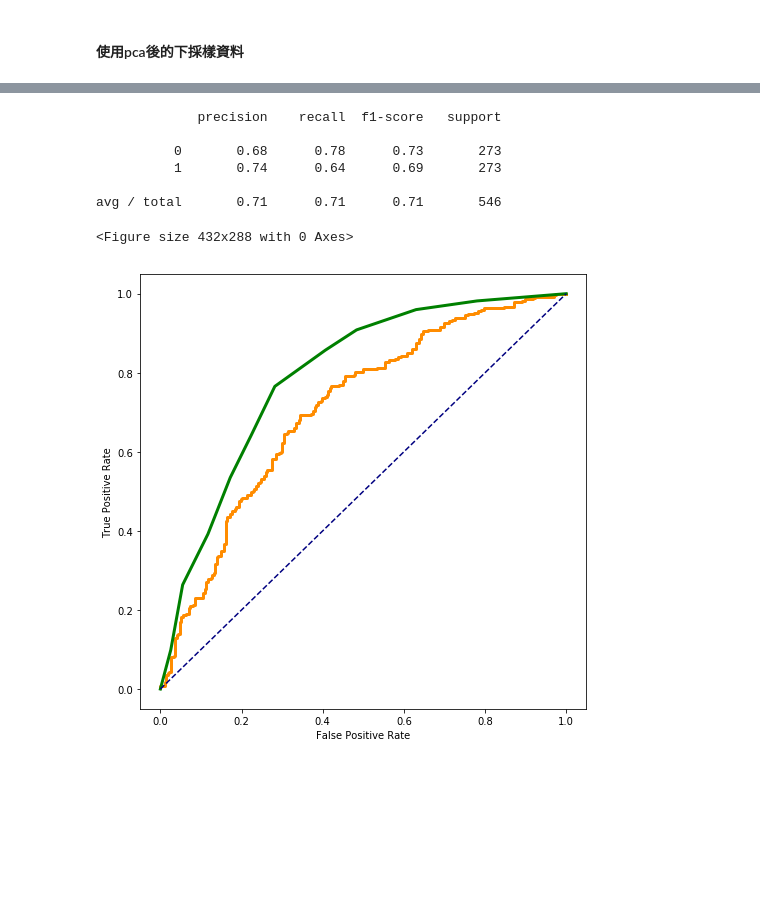
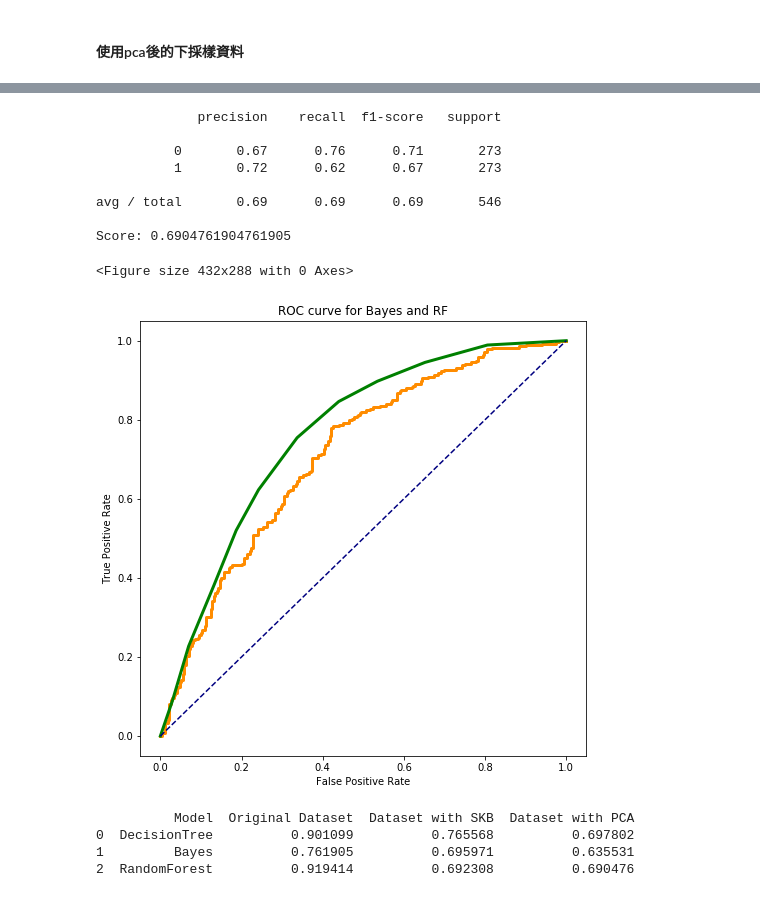
Before and after one commit to yehyifan/water_quality, a Jupyter notebook: Water quality.ipynb, the cells around one changed output, grey strips where cells are left out. Cells and saved outputs as stored; diff of their text form; code cells hidden in the pictures; blank space fills up the shorter version.

```diff
--- a/Water quality.ipynb
+++ b/Water quality.ipynb
@@ -549,35 +586,51 @@ y_clf_score = clf.predict_proba(X_test)
 # 測試結果
 predictions = clf.predict(X_test)
 print(classification_report(y_test, predictions))
+rf_sco_pca = clf.score(X_test,y_test)
+print('Score:', rf_sco_pca, '\n')
 # %% [output]
              precision    recall  f1-score   support
 
-          0       0.68      0.78      0.73       273
-          1       0.74      0.64      0.69       273
+          0       0.67      0.76      0.71       273
+          1       0.72      0.62      0.67       273
 
-avg / total       0.71      0.71      0.71       546
+avg / total       0.69      0.69      0.69       546
+
+Score: 0.6904761904761905
 # %%
 # ROC curve
 y_gnb_score = gnb.predict_proba(X_test)
 y_clf_score = clf.predict_proba(X_test)
 
 gfpr, gtpr, gthreshold = roc_curve(y_test, y_gnb_score[:,1])
 cfpr, ctpr, gthreshold = roc_curve(y_test, y_clf_score[:,1])
 roc_auc_gussian = auc(gfpr, gtpr)
 roc_auc_clf = auc(cfpr, ctpr)
 
 plt.figure()
 lw = 3
 plt.figure(figsize=(8,8))
 plt.plot(gfpr, gtpr, color='darkorange', lw=lw,
          label='RandomForest(area=%0.2f)' %roc_auc_clf)
 plt.plot(cfpr, ctpr, color='green', lw=lw,
          label='RandomForest(area=%0.2f)' %roc_auc_clf)
 plt.plot([0,1], [0,1], color='navy', linestyle='--')
 plt.xlabel('False Positive Rate')
 plt.ylabel('True Positive Rate')
-# plt.title('title')
+plt.title('ROC curve for Bayes and RF')
 plt.show()
 # %% [output]
 <Figure size 432x288 with 0 Axes>
-[figure, old version]
+[figure, new version]
+# %%
+results = [ ["DecisionTree", tr_sco_ori, tr_sco_skb, tr_sco_pca],
+     ["Bayes", ba_sco_ori, ba_sco_skb, ba_sco_pca],
+     ["RandomForest", rf_sco_ori, rf_sco_skb, rf_sco_pca]]
+
+df_re = pd.DataFrame(results, columns = ['Model', 'Original Dataset','Dataset with SKB','Dataset with PCA'])
+print(df_re)
+# %% [output]
+          Model  Original Dataset  Dataset with SKB  Dataset with PCA
+0  DecisionTree          0.901099          0.765568          0.697802
+1         Bayes          0.761905          0.695971          0.635531
+2  RandomForest          0.919414          0.692308          0.690476
```
Also changed, not shown: parts of 14 cells of this notebook, 3 other files.
